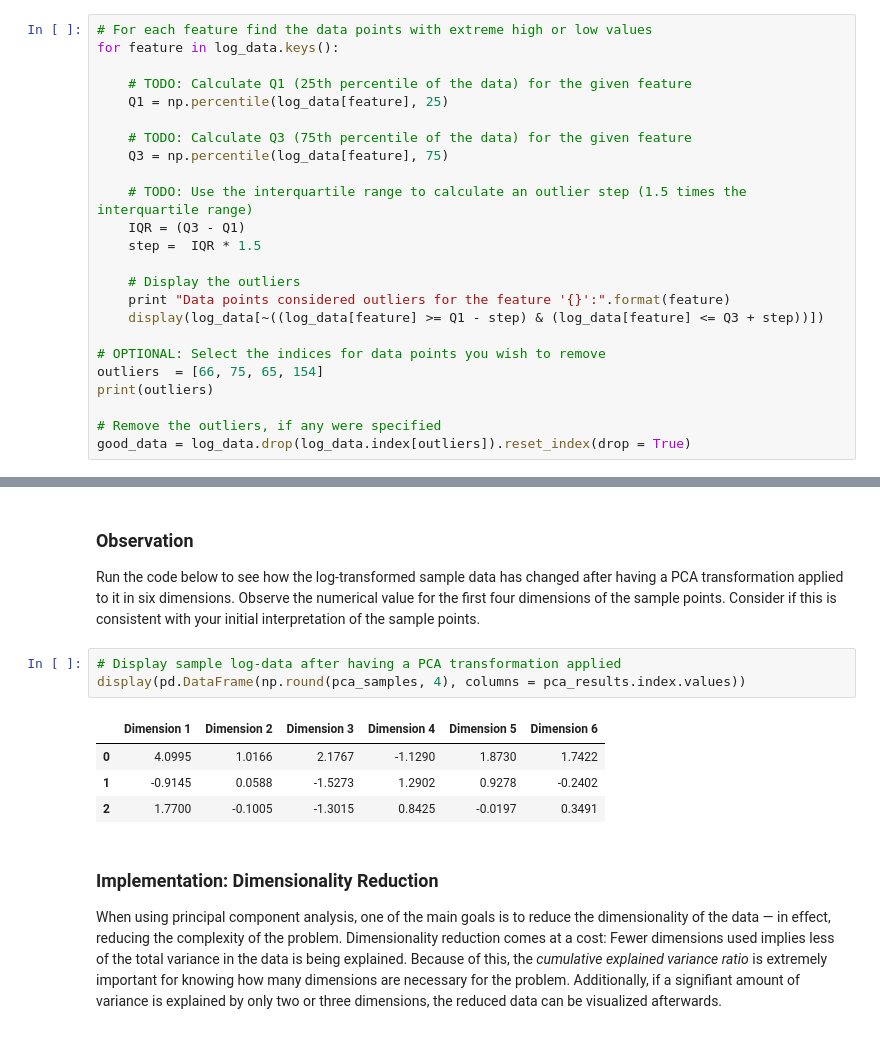
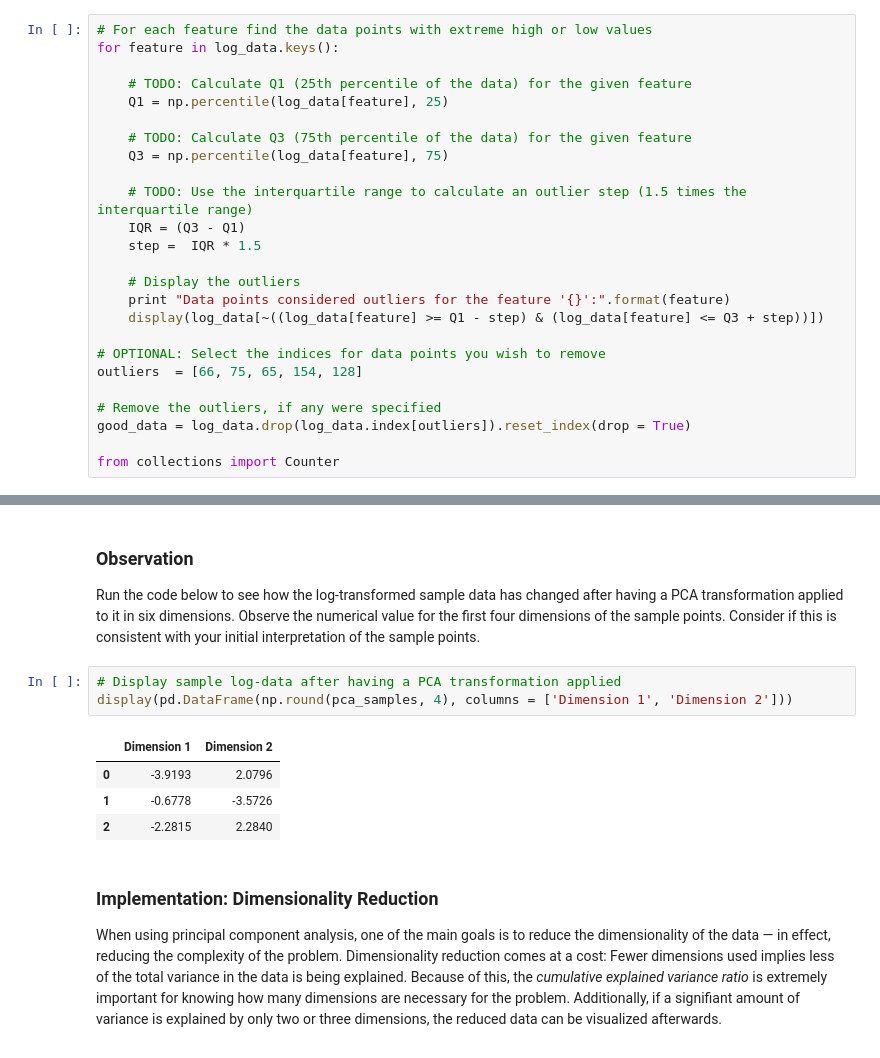
Before and after one commit to JaleelSavoy/customer_segements, a Jupyter notebook: customer_segments.ipynb, the cells around one changed output, grey strips where cells are left out. Cells and saved outputs as stored; diff of their text form.

```diff
--- a/customer_segments.ipynb
+++ b/customer_segments.ipynb
@@ -200,11 +224,12 @@ for feature in log_data.keys():
     display(log_data[~((log_data[feature] >= Q1 - step) & (log_data[feature] <= Q3 + step))])
 
 # OPTIONAL: Select the indices for data points you wish to remove
-outliers  = [66, 75, 65, 154]
-print(outliers)
+outliers  = [66, 75, 65, 154, 128]
 
 # Remove the outliers, if any were specified
 good_data = log_data.drop(log_data.index[outliers]).reset_index(drop = True)
+
+from collections import Counter
 # %% [output]
 Data points considered outliers for the feature 'Fresh':
 |  | Fresh | Milk | Grocery | Frozen | Detergents_Paper | Delicatessen |
@@ -315,12 +339,12 @@ pca_results = vs.pca_results(good_data, pca)
 Run the code below to see how the log-transformed sample data has changed after having a PCA transformation applied to it in six dimensions. Observe the numerical value for the first four dimensions of the sample points. Consider if this is consistent with your initial interpretation of the sample points.
 # %%
 # Display sample log-data after having a PCA transformation applied
-display(pd.DataFrame(np.round(pca_samples, 4), columns = pca_results.index.values))
+display(pd.DataFrame(np.round(pca_samples, 4), columns = ['Dimension 1', 'Dimension 2']))
 # %% [output]
-|  | Dimension 1 | Dimension 2 | Dimension 3 | Dimension 4 | Dimension 5 | Dimension 6 |
-| 0 | 4.0995 | 1.0166 | 2.1767 | -1.1290 | 1.8730 | 1.7422 |
-| 1 | -0.9145 | 0.0588 | -1.5273 | 1.2902 | 0.9278 | -0.2402 |
-| 2 | 1.7700 | -0.1005 | -1.3015 | 0.8425 | -0.0197 | 0.3491 |
+|  | Dimension 1 | Dimension 2 |
+| 0 | -3.9193 | 2.0796 |
+| 1 | -0.6778 | -3.5726 |
+| 2 | -2.2815 | 2.2840 |
 # %% [markdown]
 ### Implementation: Dimensionality Reduction
 When using principal component analysis, one of the main goals is to reduce the dimensionality of the data — in effect, reducing the complexity of the problem. Dimensionality reduction comes at a cost: Fewer dimensions used implies less of the total variance in the data is being explained. Because of this, the *cumulative explained variance ratio* is extremely important for knowing how many dimensions are necessary for the problem. Additionally, if a signifiant amount of variance is explained by only two or three dimensions, the reduced data can be visualized afterwards.
```
Also changed, not shown: parts of 19 cells of this notebook, 1 other file.
